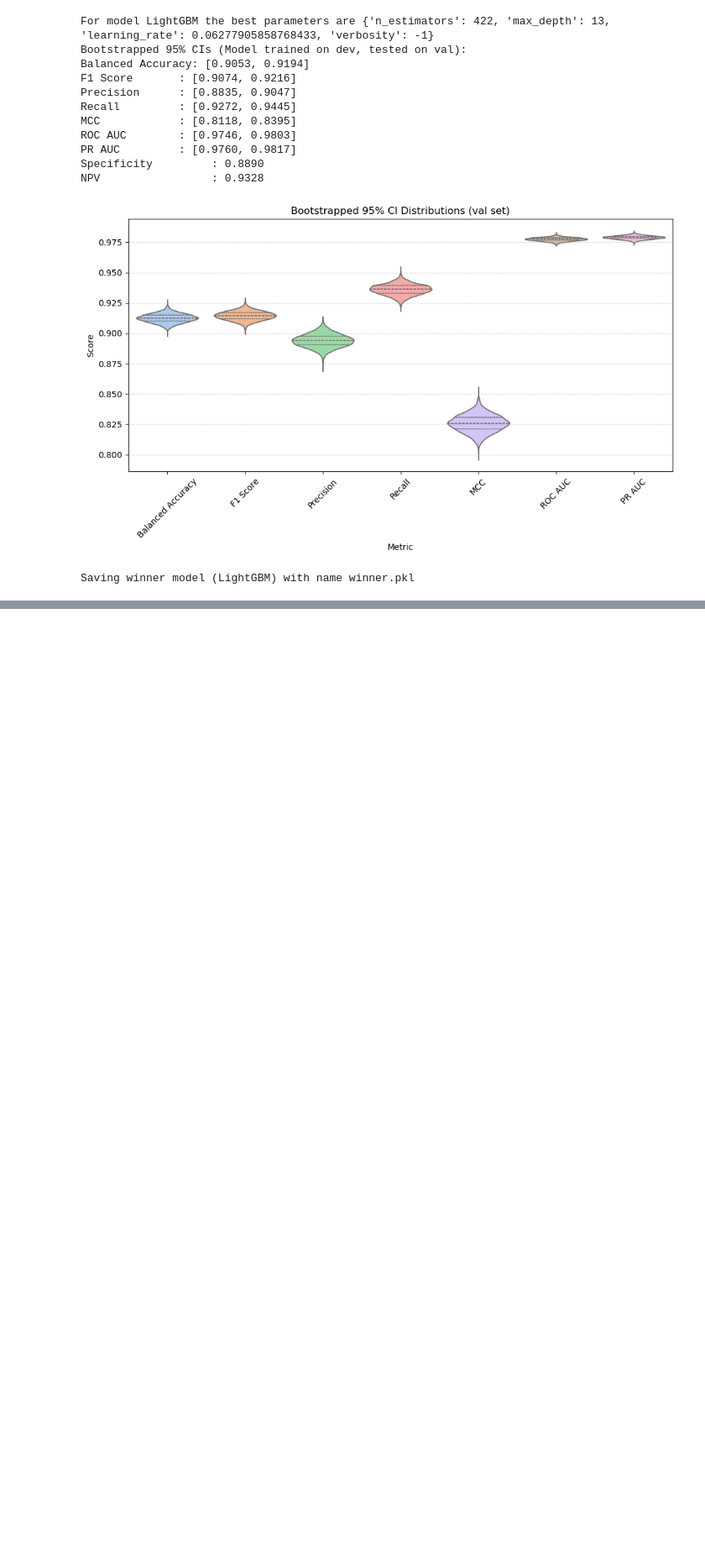
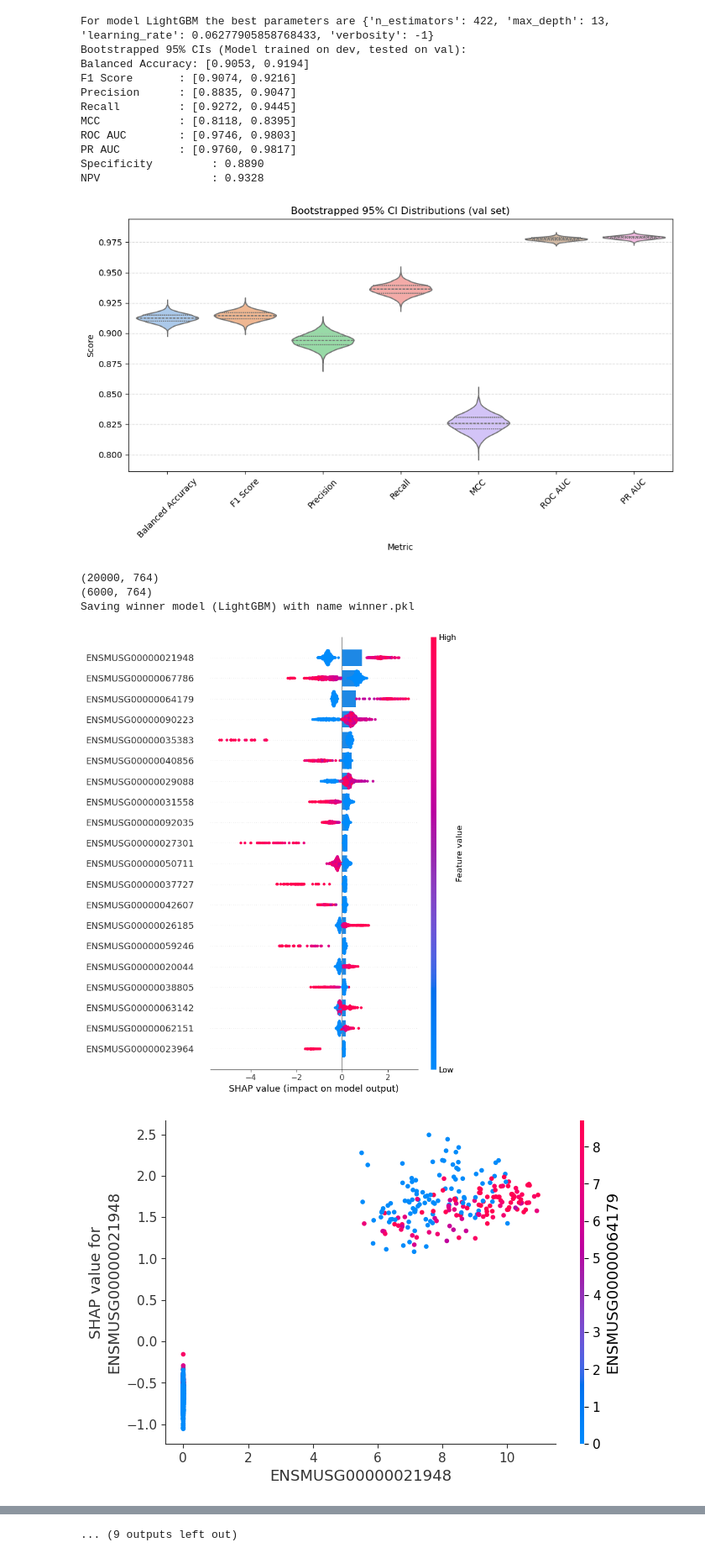
Before and after one commit to vex-me-not/MLKinCompBioFinalProject, a Jupyter notebook: notebooks/classification.ipynb, the cells around one changed output, grey strips where cells are left out. Shown at 84% size. Cells and saved outputs as stored; diff of their text form; code cells hidden in the pictures; blank space fills up the shorter version.

```diff
--- a/notebooks/classification.ipynb
+++ b/notebooks/classification.ipynb
@@ -125,6 +128,13 @@ Specificity         : 0.8890
 NPV                 : 0.9328
 [figure]
 # %%
-save_winner(path='../data/merged_train_subset10k.csv',winner=tuned_winner_dev,winner_name=winner[0])
+save_winner(train_path='../data/merged_train_subset10k.csv',test_path='../data/merged_test_subset3k_v2.csv',winner=tuned_winner_dev,winner_name=winner[0])
 # %% [output]
+(20000, 764)
+(6000, 764)
 Saving winner model (LightGBM) with name winner.pkl
+# %%
+explain_winner("../models",dev_df=X_df,val_df=test_df)
+# %% [output]
+[figure, added]
+[figure, added]
@@ -130,0 +151 @@ Saving winner model (LightGBM) with name winner.pkl
+... (9 outputs left out)
```
Also changed, not shown: parts of 2 cells of this notebook, 3 other files.
